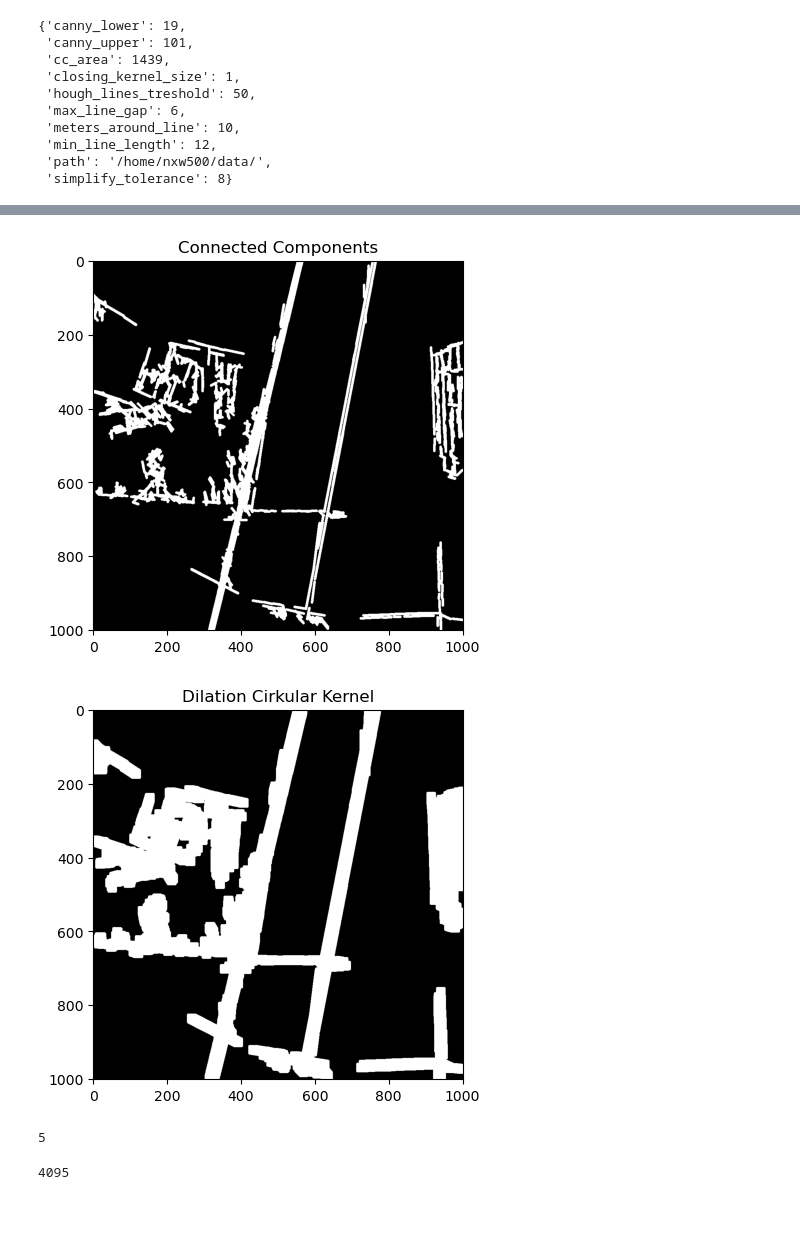
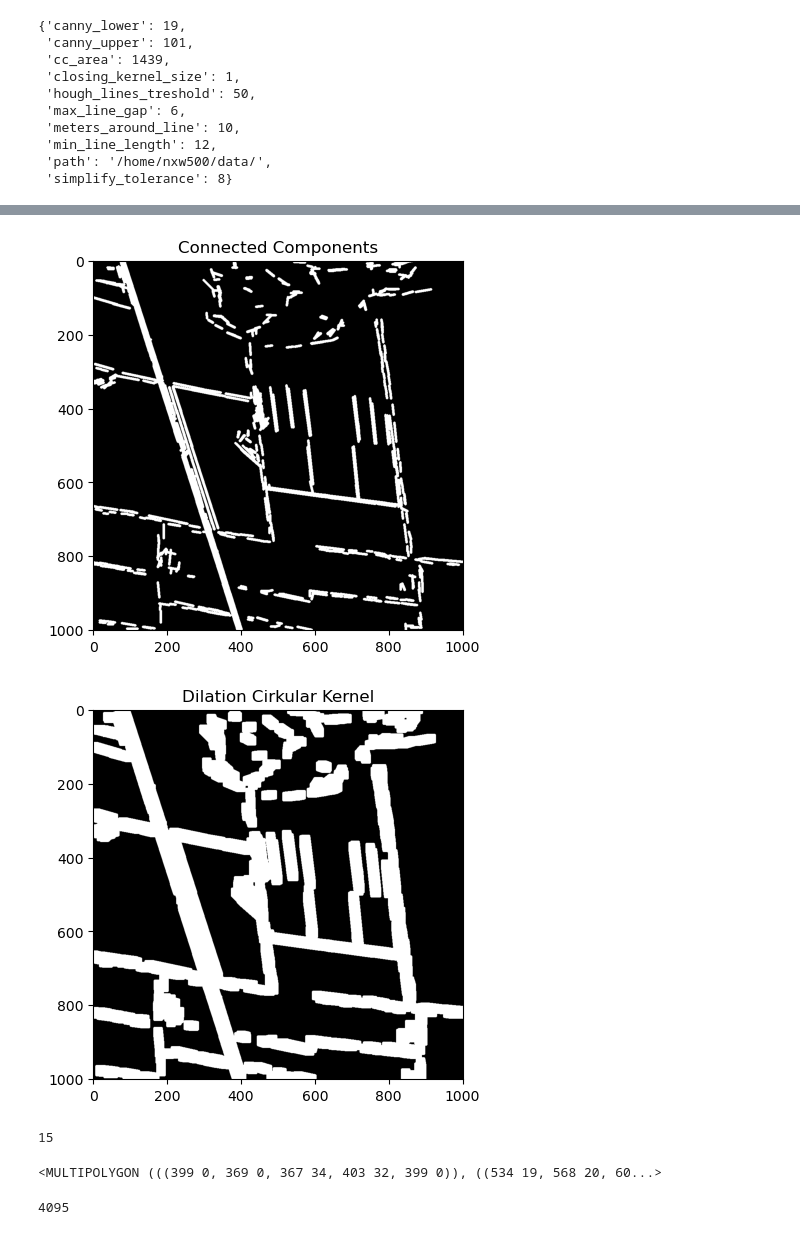
Before and after one commit to j-friis/master-thesis, a Jupyter notebook: Code/ProcessResults.ipynb, the cells around one changed output, grey strips where cells are left out. Cells and saved outputs as stored; diff of their text form; code cells hidden in the pictures.

```diff
--- a/Code/ProcessResults.ipynb
+++ b/Code/ProcessResults.ipynb
@@ -60,8 +57,7 @@ for i in df['params'].unique():
     tmpDF = df[df['params'] == i]
     runs.append(tmpDF)
 
-
-alpha = 0.50
+alpha = 0.5
 best_score = 0
 best_run = None
 
@@ -155,16 +115,16 @@ best_params
 # %%
-canny_lower = best_params['canny_lower']
+canny_lower = 20#best_params['canny_lower']
 canny_upper = best_params['canny_upper']
 closing_kernel_size = best_params['closing_kernel_size']
-hough_lines_treshold = 30#best_params['canny_lower']
+hough_lines_treshold = best_params['canny_lower']
 max_line_gap = best_params['max_line_gap']
 min_line_length = best_params['min_line_length']
 meters_around_line = best_params['meters_around_line']
 simplify_tolerance = best_params['simplify_tolerance']
-cc_area = 1500#best_params['cc_area']
+cc_area = best_params['cc_area']
 
 
-image = cv2.imread(os.path.expanduser('~')+'/data/TestData/data/ImagesGroundRemovedSmall/PUNKTSKY_00005_1km_6163_472_max.tif', cv2.IMREAD_UNCHANGED)
+image = cv2.imread(os.path.expanduser('~')+'/data/TestData/data/ImagesGroundRemovedSmall/PUNKTSKY_00005_1km_6134_518_max.tif', cv2.IMREAD_UNCHANGED)
 image = np.where(image >= 0, image, 0)
 image = image/np.max(image)
 image = (image*255).astype(np.uint8)
@@ -173,11 +133,9 @@ plt.title("Image")
 plt.imshow(image, cmap='gray')
 plt.show()
 
-kernel = np.ones((closing_kernel_size,closing_kernel_size),np.uint8)
-closing = cv2.morphologyEx(image, cv2.MORPH_CLOSE, kernel)
 
 # Apply edge detection method on the image
-edges = cv2.Canny(closing, canny_lower, canny_upper, None, 3)
+edges = cv2.Canny(image, canny_lower, canny_upper, None, 3)
 
 plt.title("Edges")
 plt.imshow(edges, cmap='gray')
@@ -201,7 +159,6 @@ linesP = cv2.HoughLinesP(
             maxLineGap=max_line_gap # Max allowed gap between line for joining them
             )
 
-#lines_image = np.zeros_like(image)
 lines_image = np.zeros_like(edges)
 
 # Draw the lines
@@ -216,7 +173,6 @@ plt.show()
 
 ## Create kernel
 kernel = np.ones((3, 3), np.uint8)
-# Perform dilation with the cirkular kernel
 lines_image = cv2.dilate(lines_image, kernel, iterations=1)
 
 plt.title("Small Dialation")
@@ -224,6 +180,8 @@ plt.imshow(lines_image, cmap='gray')
 plt.show()
 
 (_, label_ids, bounding_box, _) = cv2.connectedComponentsWithStats(lines_image)
+
+
 for i in range(len(bounding_box)):
     area = bounding_box[i][cv2.CC_STAT_AREA]
     if area < cc_area:
@@ -262,5 +220,5 @@ plt.show()
-[figure, old version]
+[figure, new version]
-[figure, old version]
+[figure, new version]
 # %%
 # Create Polygons and Multi Polygons
 mask = (dilation_cirkular_kernel == 255)
@@ -346,5 +304,17 @@ for multi_pol in simplified_all_multi_polygons:
     tmp = [Path(mapping(p)['coordinates'][0]) for p in multi_pol]
     simplified_all_multi_polygons_path.append(tmp)
 # %% [output]
-5
+15
+# %%
+p = simplified_all_polygons[0]
+for i in simplified_all_polygons[1:]:
+    p = p.symmetric_difference(i)
+
+for multi in simplified_all_multi_polygons:
+    for i in multi:
+        p = p.symmetric_difference(i)
+
+p
+# %% [output]
+<MULTIPOLYGON (((399 0, 369 0, 367 34, 403 32, 399 0)), ((534 19, 568 20, 60...>
 # %%
```
Also changed, not shown: parts of 25 cells of this notebook, 2 other files.
